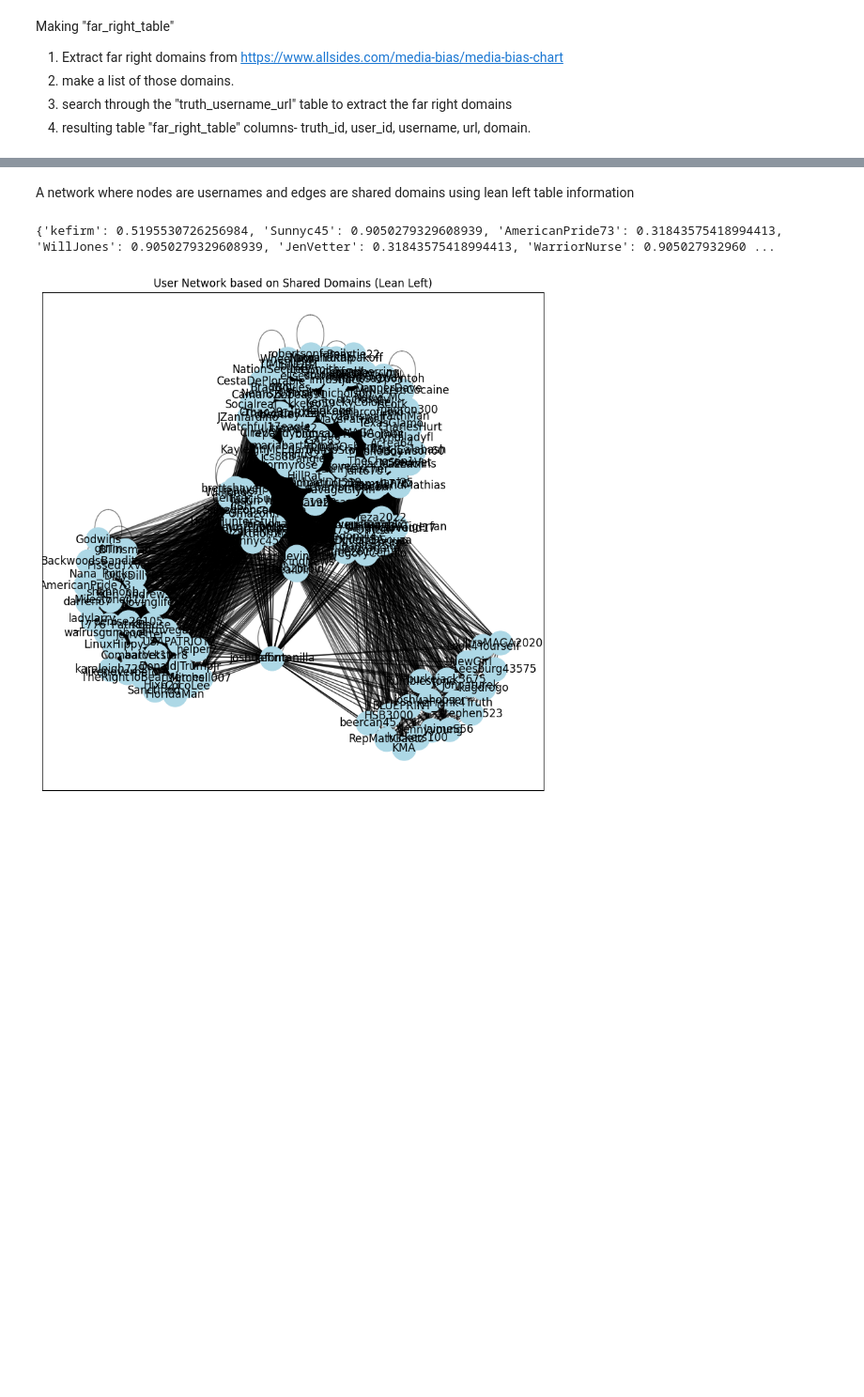
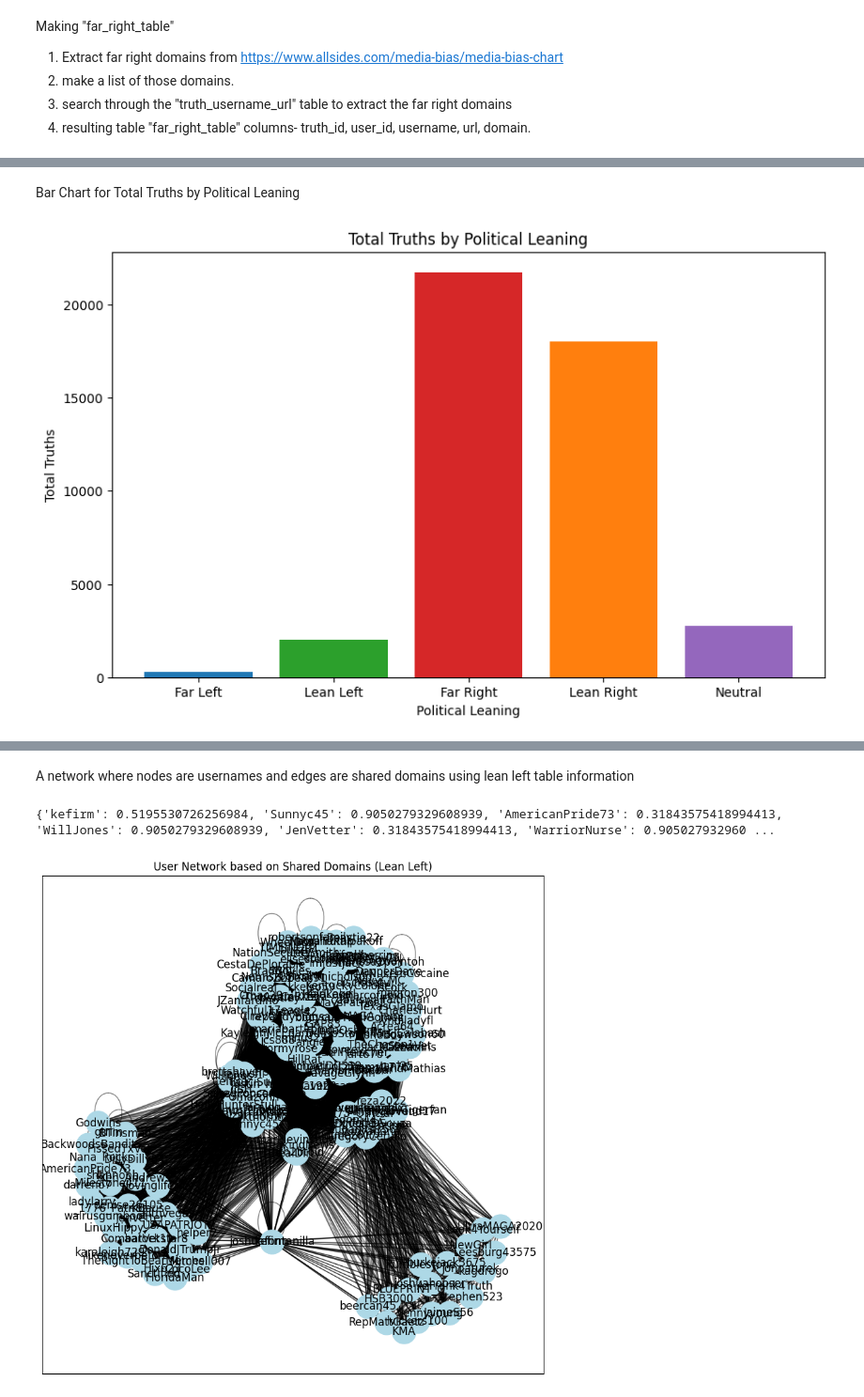
Before and after one commit to sazed49/Understanding_Truth_Social_Network, a Jupyter notebook: main.ipynb, the cells around one changed output, grey strips where cells are left out. Shown at 94% size. Cells and saved outputs as stored; diff of their text form; code cells hidden in the pictures; blank space fills up the shorter version.

```diff
--- a/main.ipynb
+++ b/main.ipynb
@@ -399,0 +490,18 @@ Total lean-right rows: 11103
+# %% [markdown]
+Bar Chart for Total Truths by Political Leaning
+# %%
+import matplotlib.pyplot as plt
+
+# Data
+categories = ["Far Left", "Lean Left", "Far Right", "Lean Right", "Neutral"]
+totals = [292, 2016, 21746, 18016, 2761]
+
+# Plot
+plt.figure(figsize=(10, 6))
+plt.bar(categories, totals, color=["#1f77b4", "#2ca02c", "#d62728", "#ff7f0e", "#9467bd"])
+plt.xlabel("Political Leaning")
+plt.ylabel("Total Truths")
+plt.title("Total Truths by Political Leaning")
+plt.show()
+# %% [output]
+[figure, added]
```
Also changed, not shown: parts of 21 cells of this notebook.
